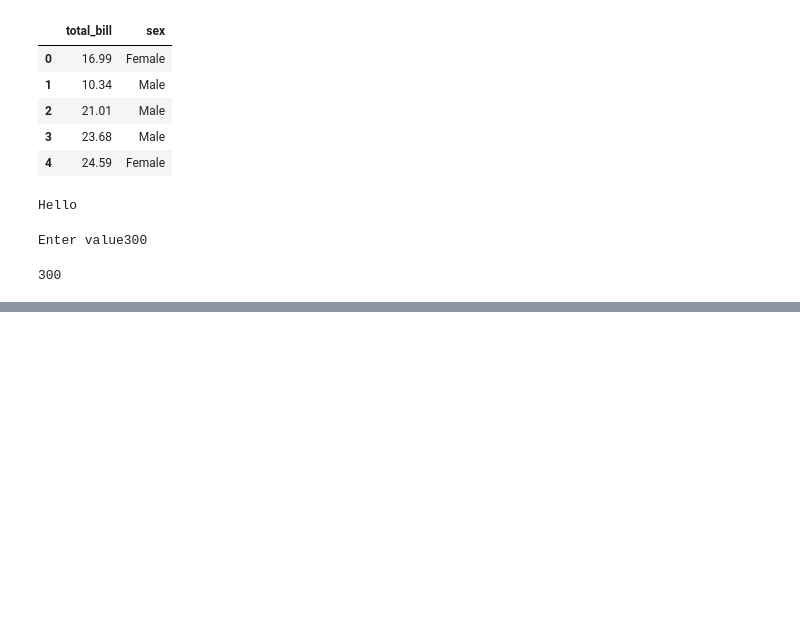
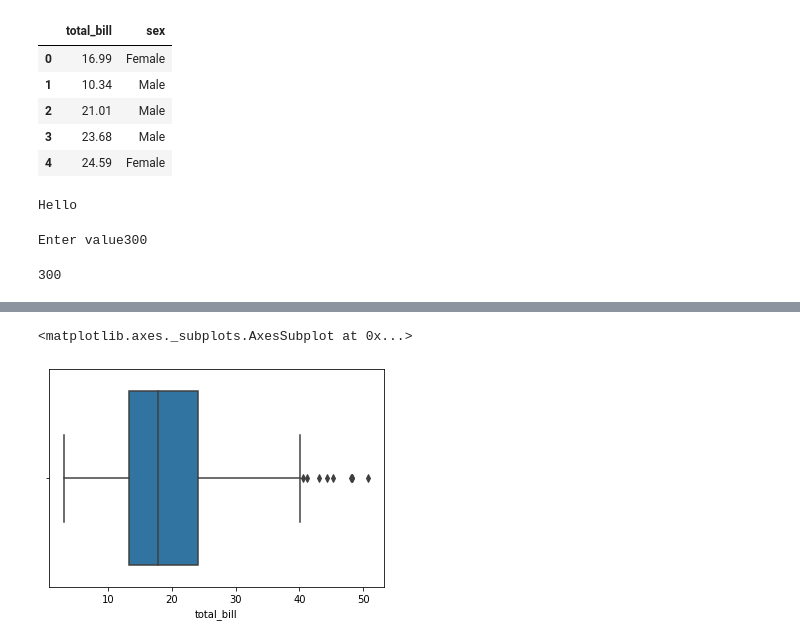
Before and after one commit to shahnawazm786/PythonPractice, a Jupyter notebook: Shahnawaz_Practice.ipynb, the cells around one changed output, grey strips where cells are left out. Drawn from its saved outputs; the diff is of its cells as text; code cells hidden in the pictures; blank space fills up the shorter version.

```diff
--- a/Shahnawaz_Practice.ipynb
+++ b/Shahnawaz_Practice.ipynb
@@ -113,0 +117,3 @@ m.output()
+# %%
+tips=sns.load_dataset('tips')
+tips.head()
@@ -113,0 +171,5 @@ m.output()
+# %%
+sns.boxplot(tips['total_bill'])
+# %% [output]
+<matplotlib.axes._subplots.AxesSubplot at 0x...>
+[figure, added]
```
Also changed, not shown: parts of 10 cells of this notebook.
